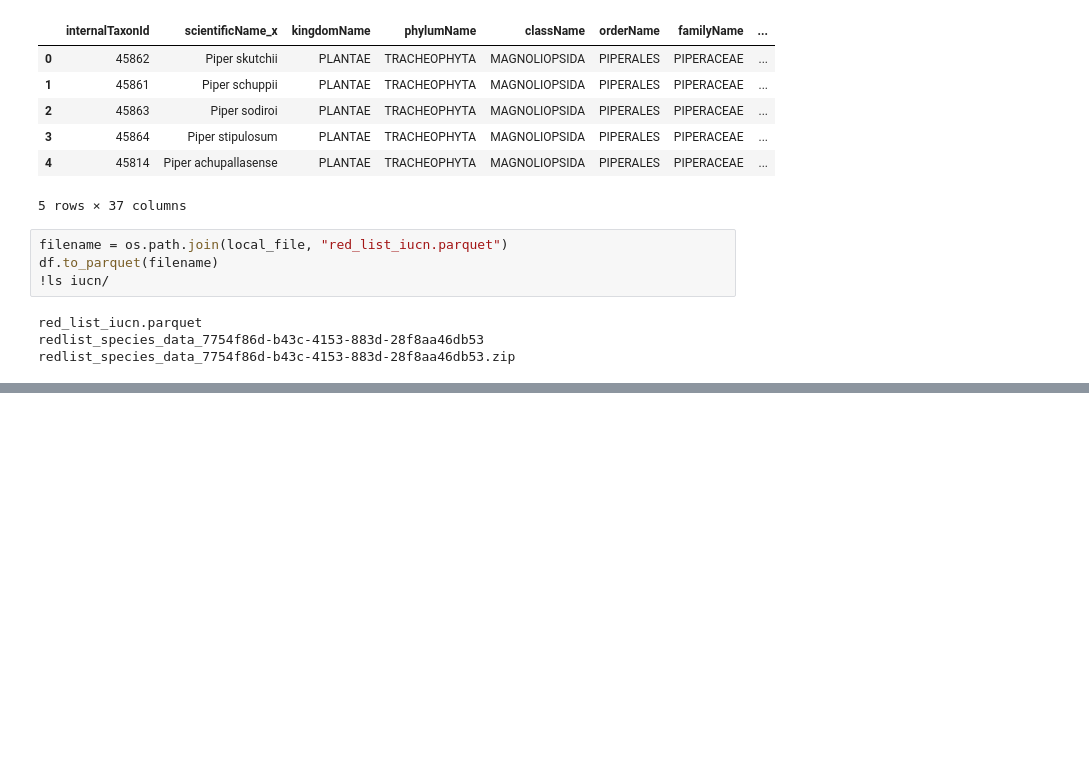
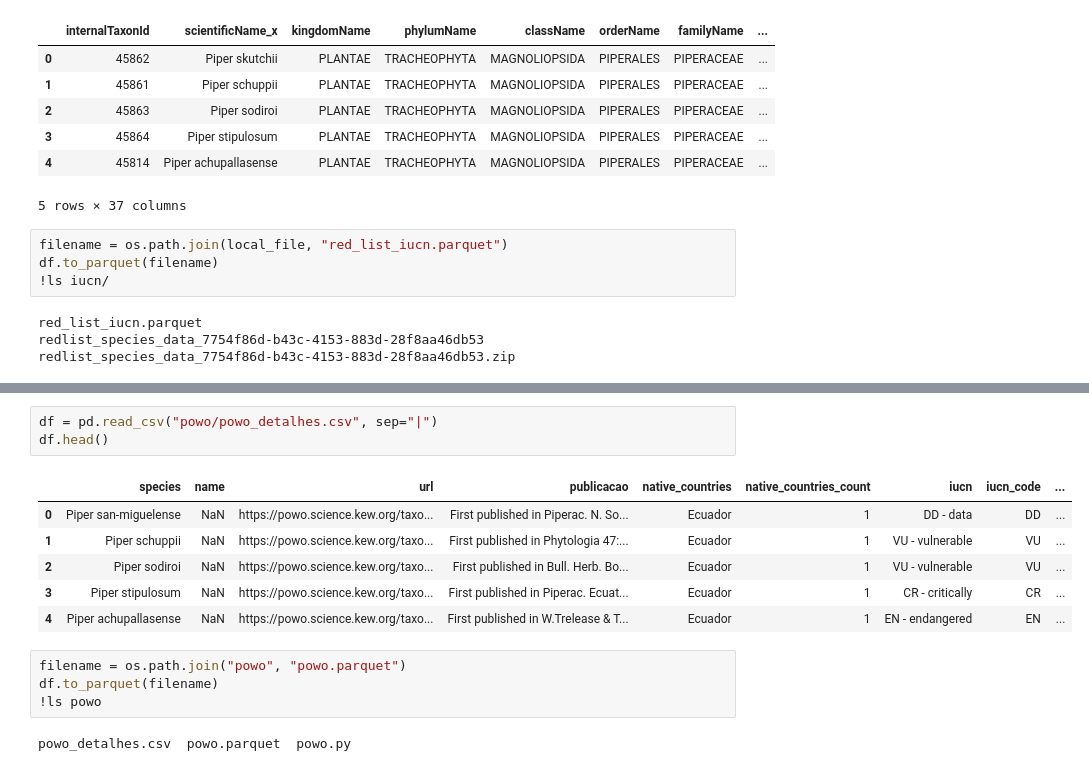
Before and after one commit to xaaaandao/din4072-applied-data-science, a Jupyter notebook: 02parquet.ipynb, the cells around one changed output, grey strips where cells are left out. Saved outputs shown, nothing was run; the diff lists cells and outputs as text; blank space fills up the shorter version.

Commit message:
add powo in duckdb

```diff
--- a/02parquet.ipynb
+++ b/02parquet.ipynb
@@ -145,0 +152,16 @@ redlist_species_data_7754f86d-b43c-4153-883d-28f8aa46db53.zip
+# %%
+df = pd.read_csv("powo/powo_detalhes.csv", sep="|")
+df.head()
+# %% [output]
+|  | species | name | url | publicacao | native_countries | native_countries_count | iucn | iucn_code | ... |
+| 0 | Piper san-miguelense | NaN | https://powo.science.kew.org/taxo... | First published in Piperac. N. So... | Ecuador | 1 | DD - data | DD | ... |
+| 1 | Piper schuppii | NaN | https://powo.science.kew.org/taxo... | First published in Phytologia 47:... | Ecuador | 1 | VU - vulnerable | VU | ... |
+| 2 | Piper sodiroi | NaN | https://powo.science.kew.org/taxo... | First published in Bull. Herb. Bo... | Ecuador | 1 | VU - vulnerable | VU | ... |
+| 3 | Piper stipulosum | NaN | https://powo.science.kew.org/taxo... | First published in Piperac. Ecuat... | Ecuador | 1 | CR - critically | CR | ... |
+| 4 | Piper achupallasense | NaN | https://powo.science.kew.org/taxo... | First published in W.Trelease & T... | Ecuador | 1 | EN - endangered | EN | ... |
+# %%
+filename = os.path.join("powo", "powo.parquet")
+df.to_parquet(filename)
+!ls powo
+# %% [output]
+powo_detalhes.csv  powo.parquet  powo.py
```
Also changed, not shown: parts of 2 cells of this notebook, 3 other files.
